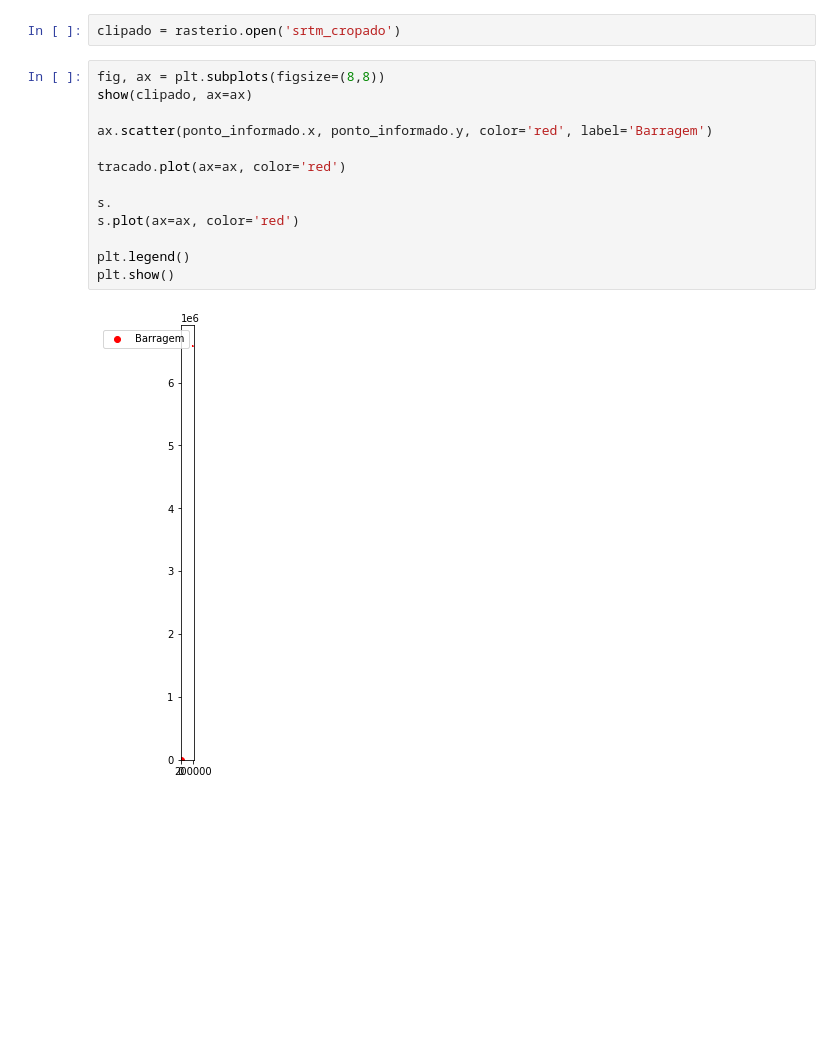
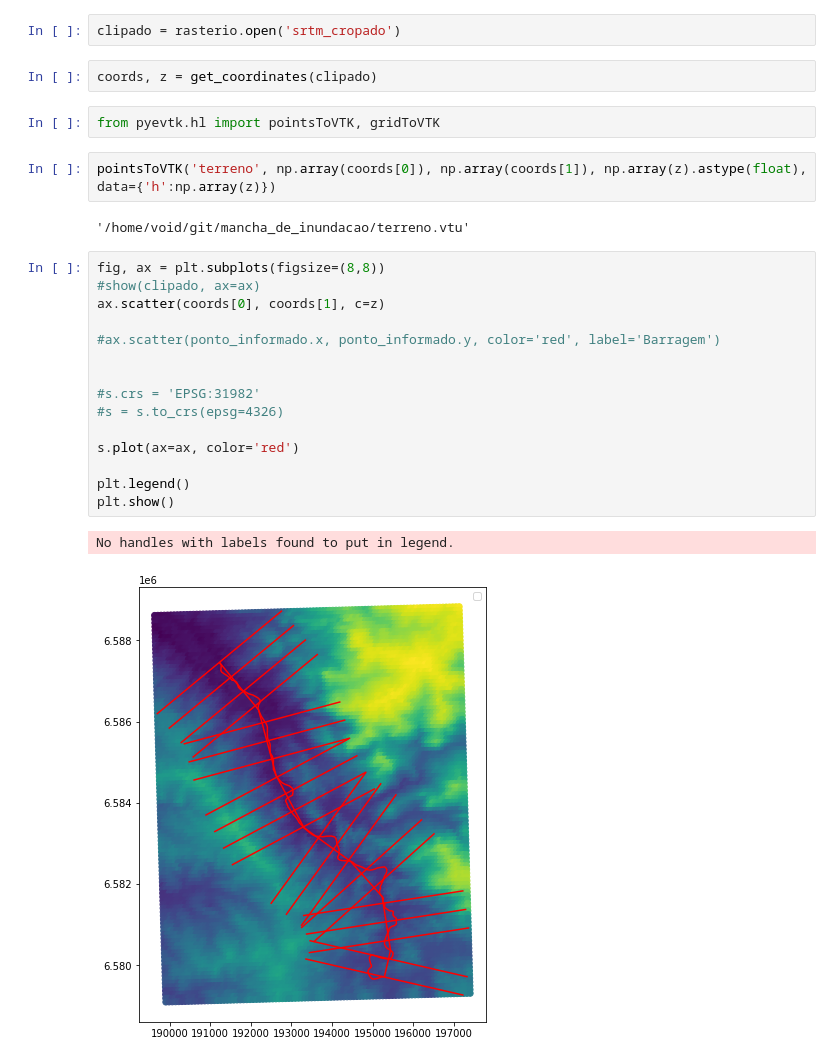
Before and after one commit to robertorolo/mancha_de_inundacao, a Jupyter notebook: prototipo.ipynb, the cells around one changed output. Drawn from its saved outputs; the diff is of its cells as text; blank space fills up the shorter version.

Commit message:
point transformation working

```diff
--- a/prototipo.ipynb
+++ b/prototipo.ipynb
@@ -128,18 +132,29 @@ plt.scatter(qs, alturas[1:], marker='x')
 clip_raster(s, srtm)
 # %%
 clipado = rasterio.open('srtm_cropado')
+# %%
+coords, z = get_coordinates(clipado)
+# %%
+from pyevtk.hl import pointsToVTK, gridToVTK
+# %%
+pointsToVTK('terreno', np.array(coords[0]), np.array(coords[1]), np.array(z).astype(float), data={'h':np.array(z)})
+# %% [output]
+'/home/void/git/mancha_de_inundacao/terreno.vtu'
 # %%
 fig, ax = plt.subplots(figsize=(8,8))
-show(clipado, ax=ax)
+#show(clipado, ax=ax)
+ax.scatter(coords[0], coords[1], c=z)
 
-ax.scatter(ponto_informado.x, ponto_informado.y, color='red', label='Barragem')
+#ax.scatter(ponto_informado.x, ponto_informado.y, color='red', label='Barragem')
 
-tracado.plot(ax=ax, color='red')
 
-s.
+#s.crs = 'EPSG:31982'
+#s = s.to_crs(epsg=4326)
+
 s.plot(ax=ax, color='red')
 
 plt.legend()
 plt.show()
 # %% [output]
+No handles with labels found to put in legend.
-[figure, old version]
+[figure, new version]
```
Also changed, not shown: parts of 3 cells of this notebook, 2 other files.
